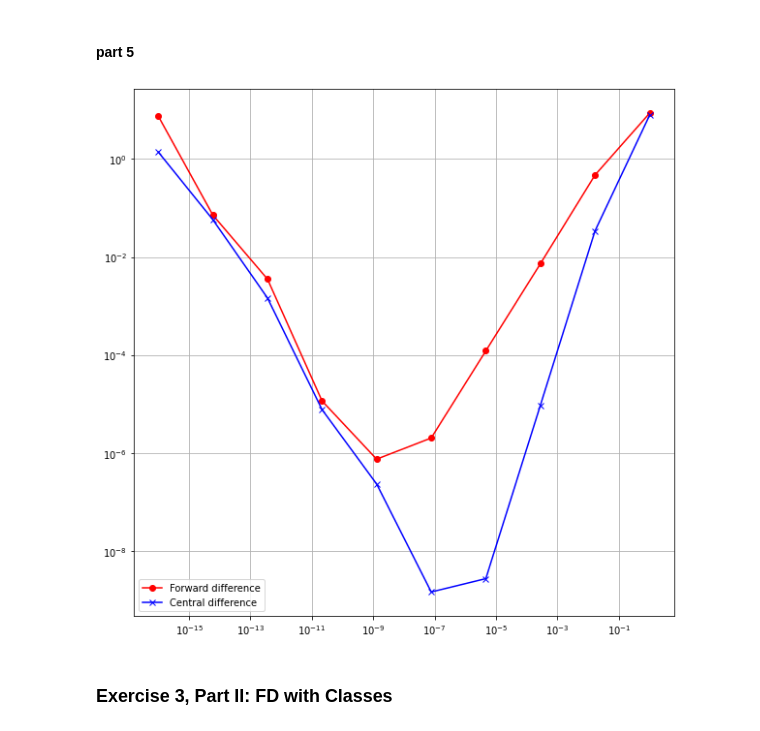
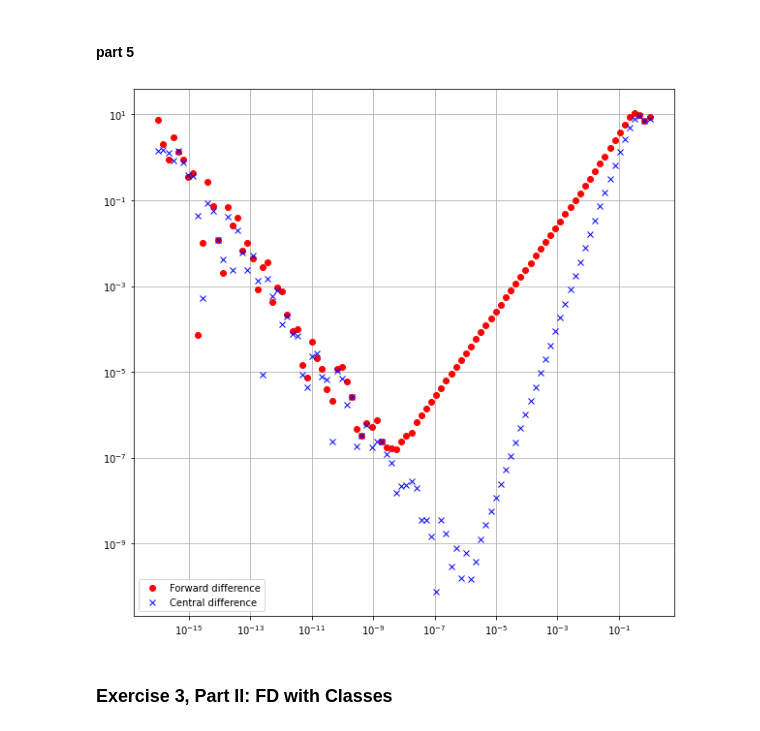
Before and after one commit to adnehk/Project1_MOD510, a Jupyter notebook: Project1_15.ipynb, the cells around one changed output. Drawn from its saved outputs; the diff is of its cells as text; code cells hidden in the pictures.

Commit message:
update to scatter

```diff
--- a/Project1_15.ipynb
+++ b/Project1_15.ipynb
@@ -242,18 +242,18 @@ central method : -7.48156774953081
 #### part 5 ####
 # %%
 ## quantify the error in our numerical derivative approximations for the point x = 1
-h = np.logspace(-16, 0, 10)
+h = np.logspace(-16, 0, 100)
 x = 1
 plt.figure(figsize=(10,10))
-plt.plot(h, abs(der_f(x)-fd(f,x,h)), "-or", label="Forward difference")
-plt.plot(h, abs(der_f(x)-fc(f,x,h)), "-xb", label="Central difference")
+plt.plot(h, abs(der_f(x)-fd(f,x,h)), "or", label="Forward difference")
+plt.plot(h, abs(der_f(x)-fc(f,x,h)), "xb", label="Central difference")
 plt.grid()
 plt.legend()
 plt.xscale("log")
 plt.yscale("log")
 plt.show()
 # %% [output]
-[figure, old version]
+[figure, new version]
 # %% [markdown]
 ###  Exercise 3, Part II: FD with Classes ###
 # %%
```
Also changed, not shown: parts of 2 cells of this notebook.
